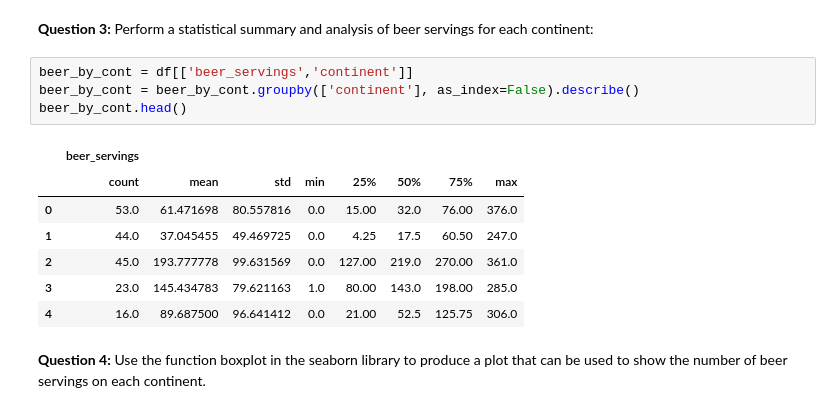
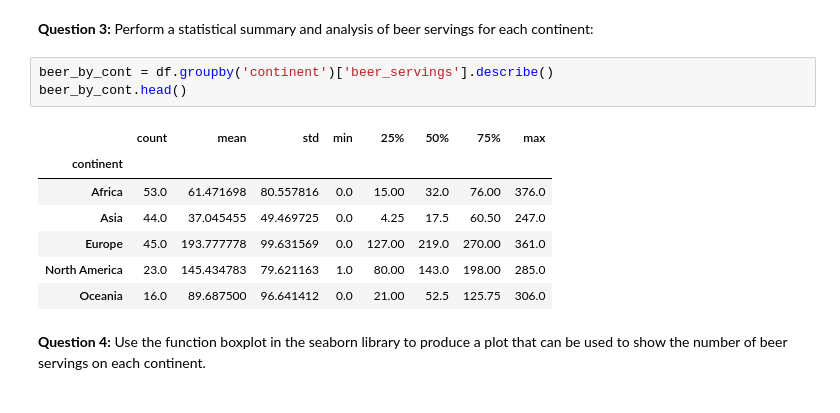
Before and after one commit to andreadiazg/IBM-Python-project, a Jupyter notebook: Loading and Viweing data.ipynb, the cells around one changed output. Cells and saved outputs as stored; diff of their text form.

```diff
--- a/Loading and Viweing data.ipynb
+++ b/Loading and Viweing data.ipynb
@@ -66,17 +66,16 @@ wine_by_cont.head()
 # %% [markdown]
 <b>Question 3:</b> Perform a statistical summary and analysis of beer servings for each continent:
 # %%
-beer_by_cont = df[['beer_servings','continent']]
-beer_by_cont = beer_by_cont.groupby(['continent'], as_index=False).describe()
+beer_by_cont = df.groupby('continent')['beer_servings'].describe()
 beer_by_cont.head()
 # %% [output]
-|  | beer_servings |  |  |  |  |  |  |  |
 |  | count | mean | std | min | 25% | 50% | 75% | max |
-| 0 | 53.0 | 61.471698 | 80.557816 | 0.0 | 15.00 | 32.0 | 76.00 | 376.0 |
-| 1 | 44.0 | 37.045455 | 49.469725 | 0.0 | 4.25 | 17.5 | 60.50 | 247.0 |
-| 2 | 45.0 | 193.777778 | 99.631569 | 0.0 | 127.00 | 219.0 | 270.00 | 361.0 |
-| 3 | 23.0 | 145.434783 | 79.621163 | 1.0 | 80.00 | 143.0 | 198.00 | 285.0 |
-| 4 | 16.0 | 89.687500 | 96.641412 | 0.0 | 21.00 | 52.5 | 125.75 | 306.0 |
+| continent |  |  |  |  |  |  |  |  |
+| Africa | 53.0 | 61.471698 | 80.557816 | 0.0 | 15.00 | 32.0 | 76.00 | 376.0 |
+| Asia | 44.0 | 37.045455 | 49.469725 | 0.0 | 4.25 | 17.5 | 60.50 | 247.0 |
+| Europe | 45.0 | 193.777778 | 99.631569 | 0.0 | 127.00 | 219.0 | 270.00 | 361.0 |
+| North America | 23.0 | 145.434783 | 79.621163 | 1.0 | 80.00 | 143.0 | 198.00 | 285.0 |
+| Oceania | 16.0 | 89.687500 | 96.641412 | 0.0 | 21.00 | 52.5 | 125.75 | 306.0 |
 # %% [markdown]
 <b>Question 4:</b> Use the function boxplot in the seaborn library to produce a plot that can be used to show the number of beer servings on each continent.
 # %%
```
Also changed, not shown: parts of 1 cell of this notebook.
